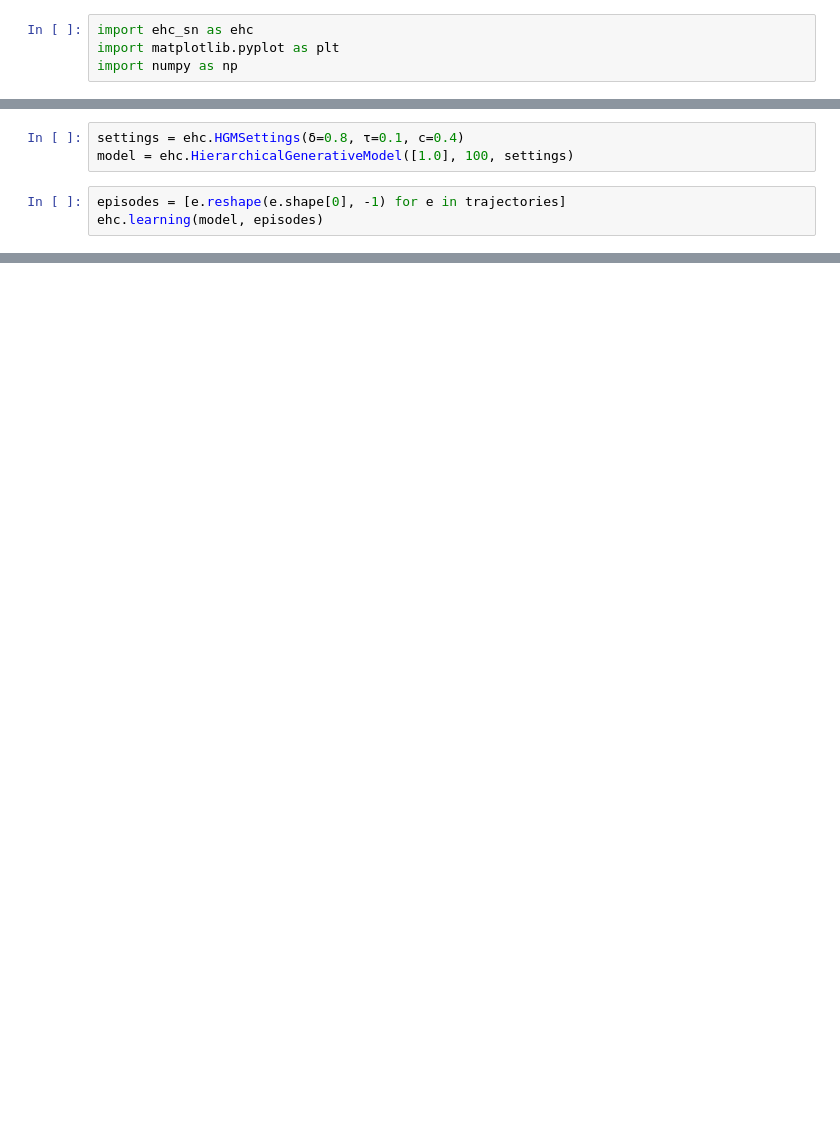
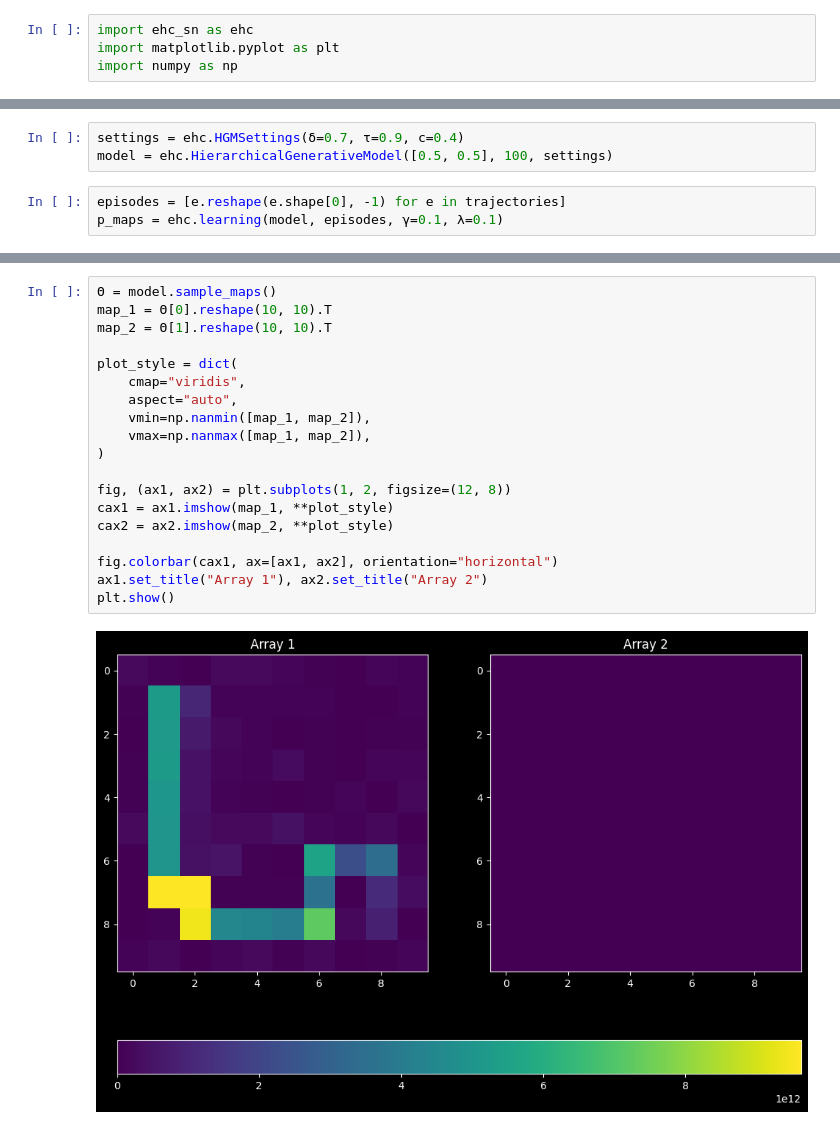
Before and after one commit to BorjaEst/spatial-navigation, a Jupyter notebook: notebooks/episodes.ipynb, the cells around one changed output, grey strips where cells are left out. Cells and saved outputs as stored; diff of their text form; blank space fills up the shorter version.

```diff
--- a/notebooks/episodes.ipynb
+++ b/notebooks/episodes.ipynb
@@ -40,6 +23,6 @@ plt.show()
 # %%
-settings = ehc.HGMSettings(δ=0.8, τ=0.1, c=0.4)
-model = ehc.HierarchicalGenerativeModel([1.0], 100, settings)
+settings = ehc.HGMSettings(δ=0.7, τ=0.9, c=0.4)
+model = ehc.HierarchicalGenerativeModel([0.5, 0.5], 100, settings)
 # %%
 episodes = [e.reshape(e.shape[0], -1) for e in trajectories]
-ehc.learning(model, episodes)
+p_maps = ehc.learning(model, episodes, γ=0.1, λ=0.1)
@@ -54,0 +29,21 @@ AttributeError: 'numpy.ndarray' object has no attribute 'values'
+# %%
+Θ = model.sample_maps()
+map_1 = Θ[0].reshape(10, 10).T
+map_2 = Θ[1].reshape(10, 10).T
+
+plot_style = dict(
+    cmap="viridis",
+    aspect="auto",
+    vmin=np.nanmin([map_1, map_2]),
+    vmax=np.nanmax([map_1, map_2]),
+)
+
+fig, (ax1, ax2) = plt.subplots(1, 2, figsize=(12, 8))
+cax1 = ax1.imshow(map_1, **plot_style)
+cax2 = ax2.imshow(map_2, **plot_style)
+
+fig.colorbar(cax1, ax=[ax1, ax2], orientation="horizontal")
+ax1.set_title("Array 1"), ax2.set_title("Array 2")
+plt.show()
+# %% [output]
+[figure, added]
```
Also changed, not shown: parts of 5 cells of this notebook.
